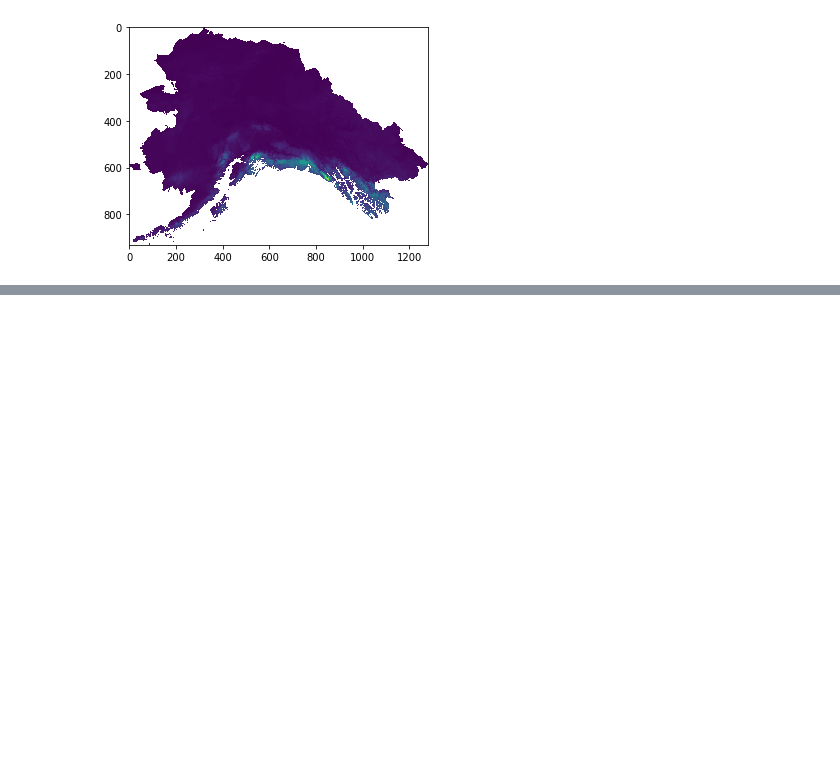
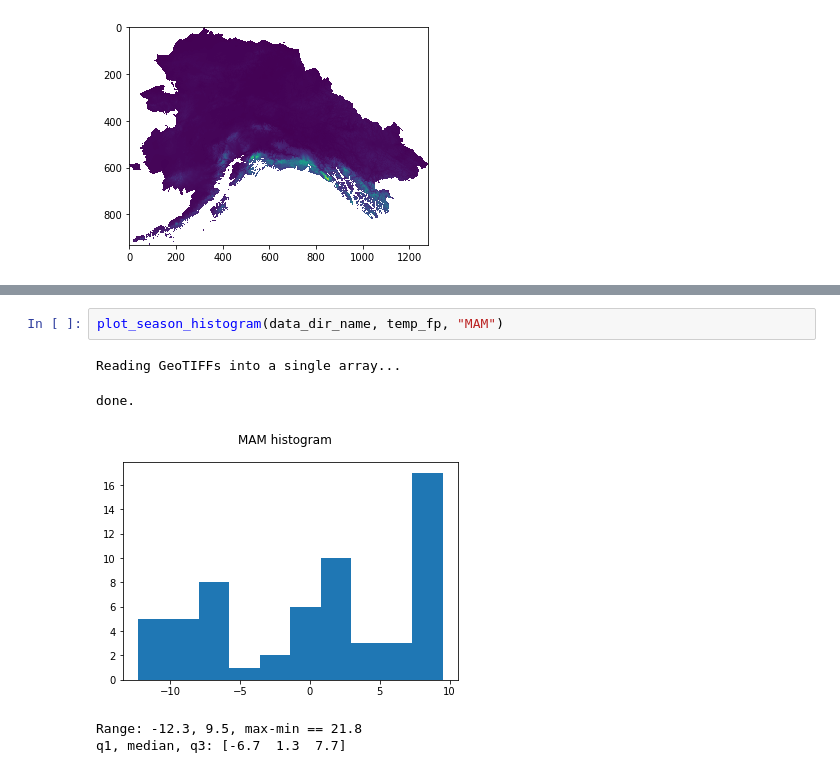
Before and after one commit to ua-snap/rasdaman-ingest, a Jupyter notebook: iem/tas_pr_2km/preprocess_historical.ipynb, the cells around one changed output, grey strips where cells are left out. Saved outputs shown, nothing was run; the diff lists cells and outputs as text; blank space fills up the shorter version.

```diff
--- a/iem/tas_pr_2km/preprocess_historical.ipynb
+++ b/iem/tas_pr_2km/preprocess_historical.ipynb
@@ -266,0 +348,8 @@ plot_sample_tif(pr_out_fps[0])
+# %%
+plot_season_histogram(data_dir_name, temp_fp, "MAM")
+# %% [output]
+Reading GeoTIFFs into a single array...
+done.
+[figure, added]
+Range: -12.3, 9.5, max-min == 21.8
+q1, median, q3: [-6.7  1.3  7.7]
```
Also changed, not shown: parts of 7 cells of this notebook, 1 other file.
